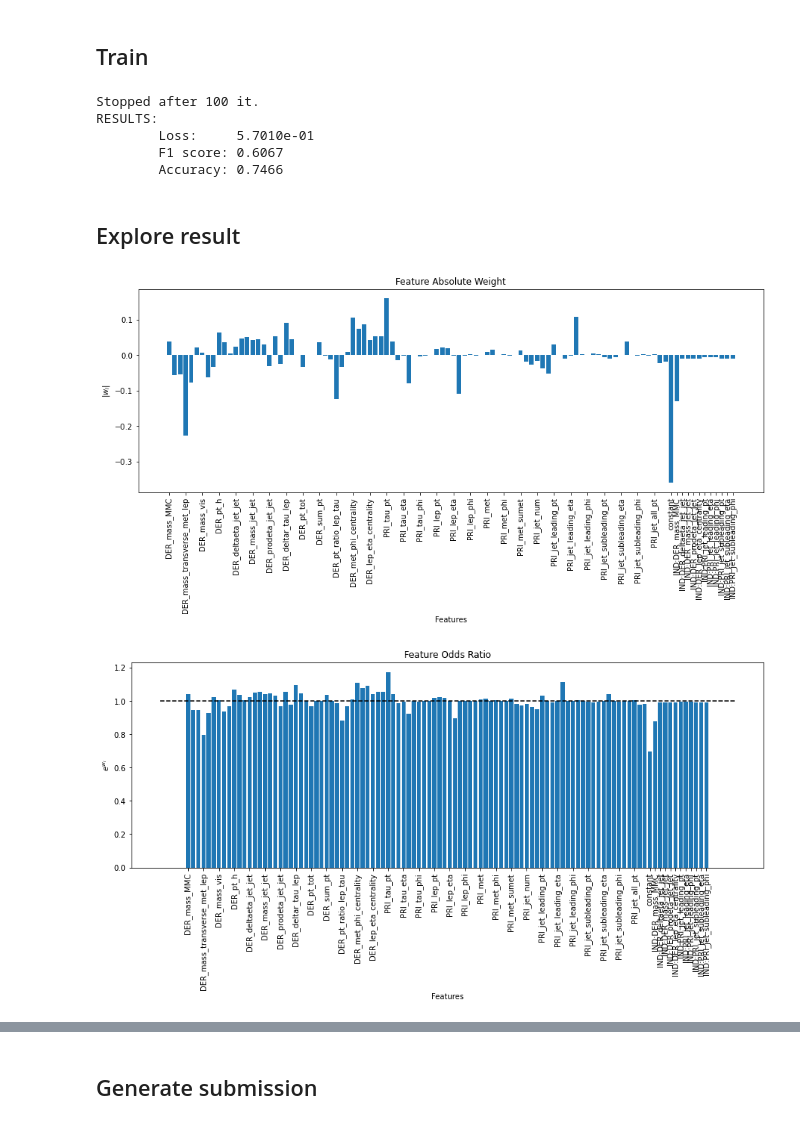
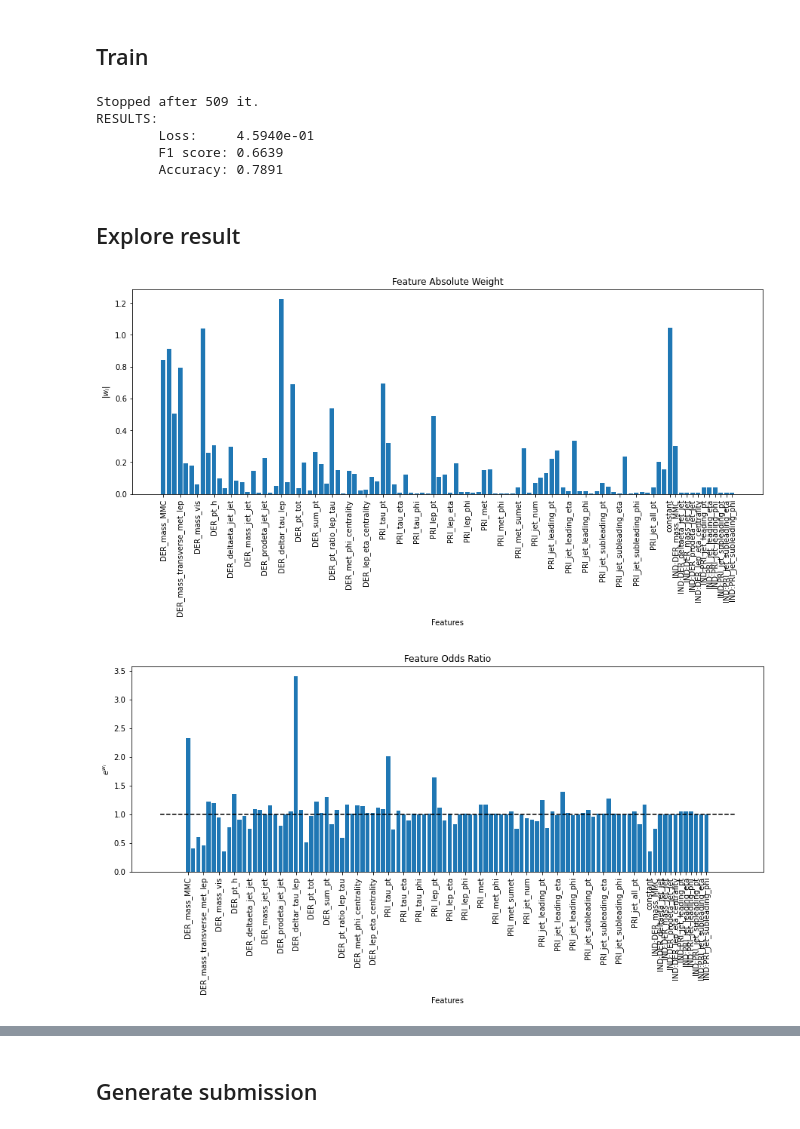
Before and after one commit to itslwg/epflml-projects, a Jupyter notebook: Project_1/david_eda_revised.ipynb, the cells around one changed output, grey strips where cells are left out. Saved outputs shown, nothing was run; the diff lists cells and outputs as text; code cells hidden in the pictures.

```diff
--- a/Project_1/david_eda_revised.ipynb
+++ b/Project_1/david_eda_revised.ipynb
@@ -350,8 +350,8 @@ def model_selection(y, tx, k_fold, degree, grid, seed, verbose=2):
     return permutations[idx]
 # %%
 grid = {
-    "gamma": np.logspace(-1, 0, 5),
-    "lambda_": np.logspace(-1, 0, 10),
+    "gamma": np.logspace(-1, 0, 10),
+    "lambda_": np.logspace(-3, 0, 10),
     "reg": [2]
 }
 seed = 42
@@ -427,11 +427,11 @@ print(f'\tLoss:     {loss_tr:.4e}')
 print(f'\tF1 score: {f1:.4f}')
 print(f'\tAccuracy: {acc:.4f}')
 # %% [output]
-Stopped after 100 it.
+Stopped after 509 it.
 RESULTS:
-        Loss:     5.7010e-01
-        F1 score: 0.6067
-        Accuracy: 0.7466
+        Loss:     4.5940e-01
+        F1 score: 0.6639
+        Accuracy: 0.7891
 # %% [markdown]
 ## Explore result
 # %%
@@ -456,36 +456,36 @@ def feature_labels_sparse(df, nan_cols, degree):
     labels = col_names + ['constant'] + nan_labels
 
     idx = np.arange(len(labels))
     idx[:len(col_names)+1] *= degree
     idx[len(col_names)+1:] += idx[len(col_names)] - idx[len(col_names)+1] + 1
 
     return idx, labels
 
 # Plot feature weights
 fig = plt.figure(figsize=(15,5))
-plt.bar(np.arange(w.shape[0]), w)
+plt.bar(np.arange(w.shape[0]), abs(w))
 
 idx, labels = feature_labels_sparse(train, nan_cols, degree)
 plt.xticks(idx, labels, rotation=90)
 plt.xlabel('Features')
 plt.ylabel('$|w_i|$')
 plt.title('Feature Absolute Weight');
 
 # Plot feature odds ratio
 #  See: https://christophm.github.io/interpretable-ml-book/logistic.html#logistic
 fig = plt.figure(figsize=(15,5))
 plt.bar(np.arange(w.shape[0]), np.exp(w))
 left, right = plt.xlim()
 plt.hlines(1.0, left, right, linestyle='--')
 
 idx, labels = feature_labels_sparse(train, nan_cols, degree)
 plt.xticks(idx, labels, rotation=90)
 plt.xlabel('Features')
 plt.ylabel('$e^{w_i}$')
 plt.title('Feature Odds Ratio');
 # %% [output]
-[figure, old version]
+[figure, new version]
-[figure, old version]
+[figure, new version]
 # %%
 idx, labels = feature_labels_full(train, nan_cols, degree)
 odds_ratio = np.exp(w)
```
Also changed, not shown: parts of 2 cells of this notebook.
